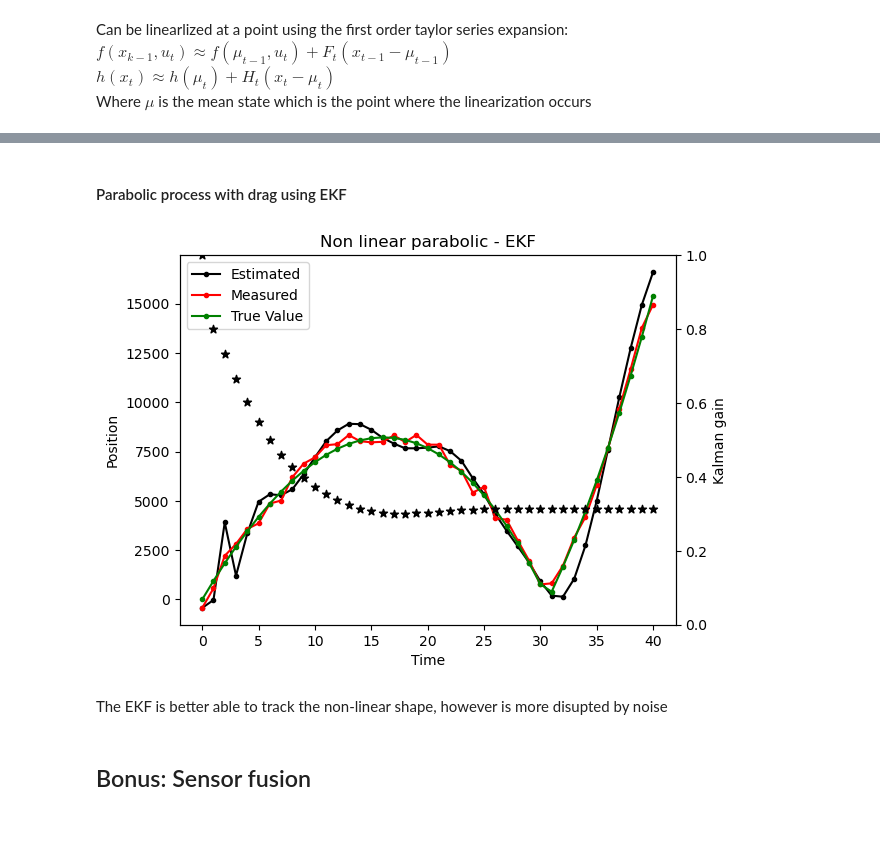
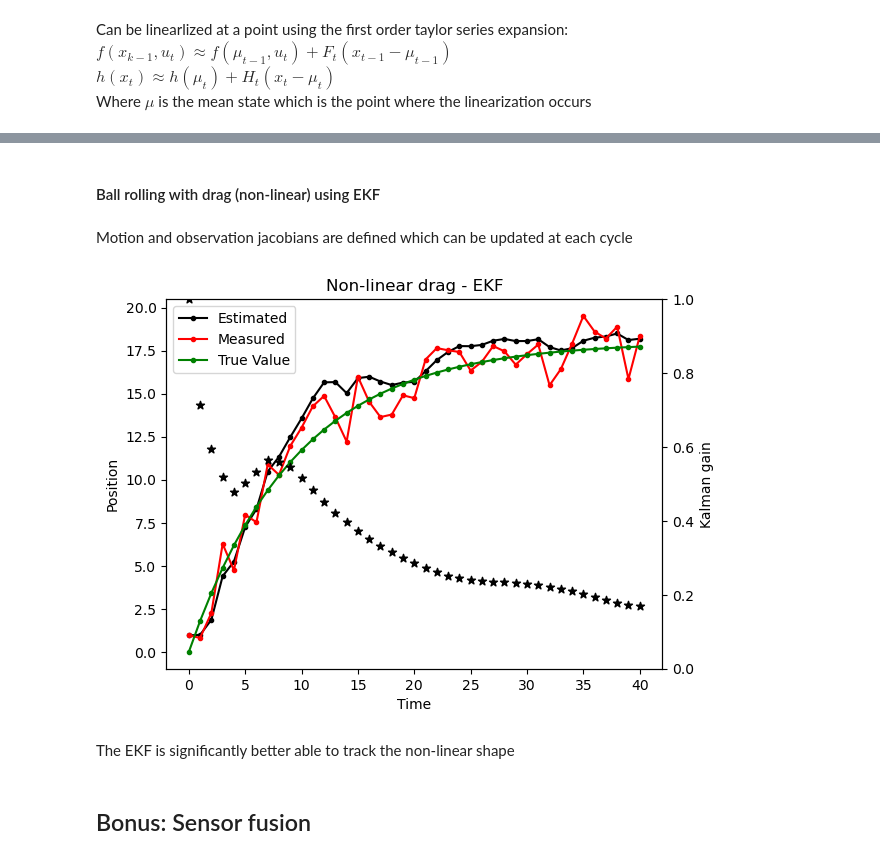
Before and after one commit to 262882/myKalmanFIlter, a Jupyter notebook: kalmanFilteringDemo.ipynb, the cells around one changed output, grey strips where cells are left out. Saved outputs shown, nothing was run; the diff lists cells and outputs as text; code cells hidden in the pictures; blank space fills up the shorter version.

Commit message:
Change non-linear problem

```diff
--- a/kalmanFilteringDemo.ipynb
+++ b/kalmanFilteringDemo.ipynb
@@ -431,11 +429,10 @@ delta_t = 1
 # %%
-def f_nonlin_step(X_prev):
-    lambd = 1.02
+def f_nonlinear_step(X_prev, u_curr=np.zeros(1)):
     delta_t = 1
-    x_prev, v_prev, a_prev = X_prev
+    x_prev, v_prev, lambda_prev = X_prev
 
-    a_curr = a_prev*lambd  # Non-linearity
-    v_curr = v_prev + delta_t*a_curr
-    x_curr = x_prev + 0.5*a_curr*(delta_t**2) + 5*v_curr*delta_t
+    lambda_curr = lambda_prev
+    v_curr = v_prev*lambda_curr  # Non linear combination of arguments
+    x_curr = x_prev + v_curr*delta_t
 
-    return np.array([x_curr,v_curr,a_curr])
+    return np.array([x_curr,v_curr,lambda_prev])
@@ -517,43 +529,44 @@ The prediction step for $x_{t|t-1}$ and the predicted measurement in the innovat
 # %% [markdown]
-#### Parabolic process with drag using EKF
+#### Ball rolling with drag (non-linear) using EKF
 # %%
 delta_t = 1
+# %% [markdown]
+Motion and observation jacobians are defined which can be updated at each cycle
 # %%
-X0 = np.array([0,0,0])  # Level, Filling rate
-P0 = np.array([[1000,    0,   0],
-               [0   , 1000,   0],
-               [0   ,    0,1000]])  # Assume no correlation between states
-lambd = 1.02
-F = np.array([[1, delta_t, 0.5*delta_t**2],
-              [0,       1,        delta_t],
-              [0,       0,          lambd]])
+X0 = np.array([0,0,1])  # position, velocity, lambda
+P0 = np.array([[1000,    0,    0],
+               [0   , 1000,    0],
+               [0   ,    0, 1000]])  # Assume no correlation between states
+F =  lambda x_prev: np.array([[1,   delta_t,         0],
+                              [0, x_prev[2], x_prev[1]],
+                              [0,         0,         1]])
 r = 0.3
 q = 0.0001
 Q = q*np.array([[(delta_t**4)/4,(delta_t**3)/2,(delta_t**2)/2],
                 [(delta_t**3)/2,  (delta_t)**2,       delta_t],
                 [(delta_t**2)/2,       delta_t,              1]])
-H = np.array([1, 0, 0])
+H = lambda H_prev: np.array([1, 0, 0])
 h = lambda y: y[0]
 # %%
-EKFFilter_wind = MyKalmanFilterEKF(X0, P0, r, Q, F, H, f_nonlin_step, h)
-df_wind_EKF = run_filter(EKFFilter_wind, wind_measure)
+EKFFilter_drag = MyKalmanFilterEKF(X0, P0, r, Q, F, H, f_nonlinear_step, h)
+df_drag_EKF = run_filter(EKFFilter_drag, drag_measure)
 # %%
-plt.plot(df_wind_EKF.index, np.stack((df_wind_EKF['xt_curr'].to_numpy()).tolist(), axis=0)[:,0],marker=".",color="black")
-plt.plot(df_wind_EKF.index, wind_measure ,marker=".",color="red")
-plt.plot(df_wind_EKF.index, wind_gt ,marker=".",color="g")
-plt.title("Non linear parabolic - EKF")
+plt.plot(df_drag_EKF.index, np.stack((df_drag_EKF['xt_curr'].to_numpy()).tolist(), axis=0)[:,0],marker=".",color="black")
+plt.plot(df_drag_EKF.index, drag_measure ,marker=".",color="red")
+plt.plot(df_drag_EKF.index, drag_gt ,marker=".",color="g")
+plt.title("Non-linear drag - EKF")
 plt.xlabel("Time")
 plt.ylabel("Position")
 plt.legend(["Estimated","Measured","True Value"],loc='upper left')
 plt.twinx()
-plt.scatter(df_wind_EKF.index, np.stack((df_wind_EKF['k_gain'].to_numpy()).tolist())[:,0], marker="*",color="black")
+plt.scatter(df_drag_EKF.index, np.stack((df_drag_EKF['k_gain'].to_numpy()).tolist())[:,0], marker="*",color="black")
 plt.ylabel("Kalman gain")
 plt.ylim([0,1])
 plt.show()
 # %% [output]
-[figure, old version]
+[figure, new version]
 # %% [markdown]
-The EKF is better able to track the non-linear shape, however is more disupted by noise
+The EKF is significantly better able to track the non-linear shape
 # %% [markdown]
 ## Bonus: Sensor fusion
 # %% [markdown]
```
Also changed, not shown: parts of 22 cells of this notebook, 1 other file.
